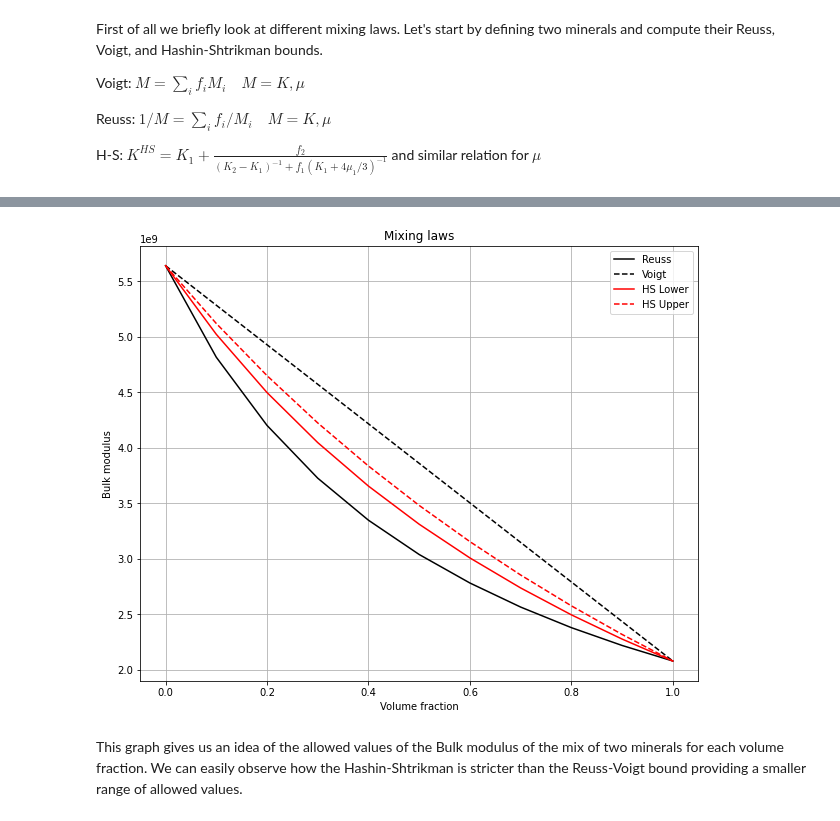
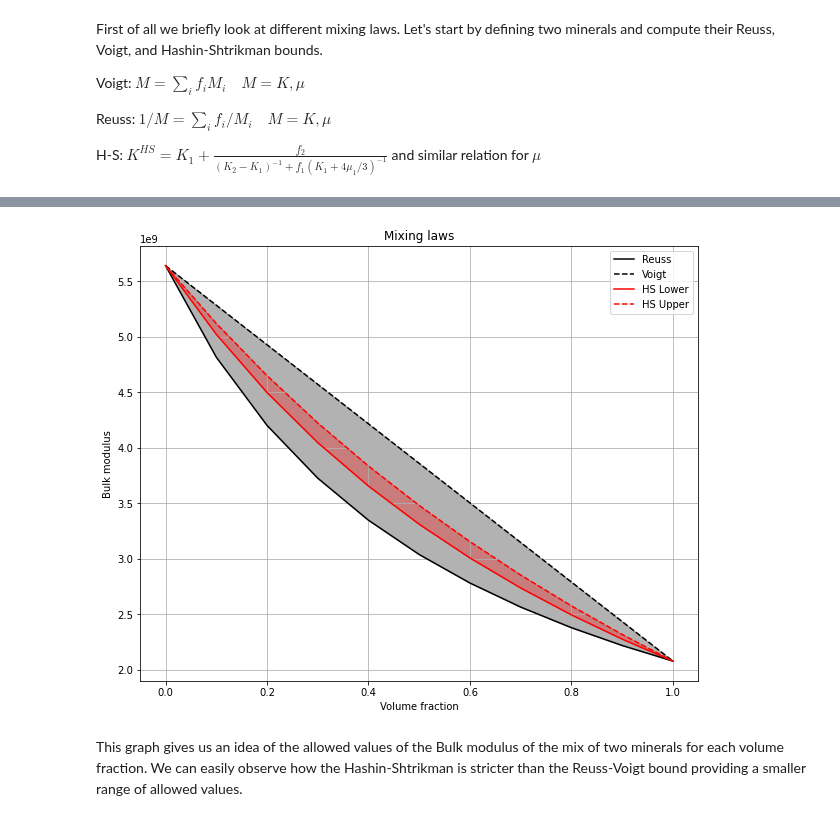
Before and after one commit to DIG-Kaust/Seismology, a Jupyter notebook: GassmannFluidSub/Gassmann.ipynb, the cells around one changed output, grey strips where cells are left out. Drawn from its saved outputs; the diff is of its cells as text; code cells hidden in the pictures.

```diff
--- a/GassmannFluidSub/Gassmann.ipynb
+++ b/GassmannFluidSub/Gassmann.ipynb
@@ -42,44 +71,35 @@ H-S: $K^{HS}=K_1+\frac{f_2}{(K_2-K_1)^{-1}+f_1(K_1+4 \mu_1/3)^{-1}}$ and similar
 # %%
-# First elastic medium (quartz)
-vp = 2000
-vs = 1200
-rho = 1000
-quartz = Elastic(vp, vs, rho)
-
-# Second elastic medium (clay)
-vp = 2600
-vs = 1500
-rho = 1500
-clay = Elastic(vp, vs, rho)
-
 # Fractions
 f = np.arange(0, 1.1, 0.1)
 
 # Mixing laws
 reuss = np.zeros(len(f))
 voigt = np.zeros(len(f))
 hashin_shtrikman_lower = np.zeros(len(f))
 hashin_shtrikman_upper = np.zeros(len(f))
 
 for i in range(len(f)):
     reuss[i] = bd.reuss_bound([f[i], 1-f[i]], [quartz.k, clay.k])
     voigt[i] = bd.voigt_bound([f[i], 1-f[i]], [quartz.k, clay.k])
     hashin_shtrikman_lower[i], hashin_shtrikman_upper[i] = \
         bd.hashin_shtrikman([f[i], 1-f[i]], [quartz.k, clay.k], [quartz.mu, clay.mu])
 
 plt.figure(figsize=(10, 8))
 plt.plot(f, reuss, 'k', label='Reuss')
 plt.plot(f, voigt, '--k', label='Voigt')
+plt.fill_between(f, reuss, voigt, color='k', alpha=0.3)
 plt.plot(f, hashin_shtrikman_lower, 'r', label='HS Lower')
 plt.plot(f, hashin_shtrikman_upper, '--r', label='HS Upper')
+plt.fill_between(f, hashin_shtrikman_lower, hashin_shtrikman_upper, color='r', alpha=0.3)
+
 plt.xlabel('Volume fraction')
 plt.ylabel('Bulk modulus')
 plt.title('Mixing laws')
 plt.legend()
 plt.grid()
 plt.axis('tight');
 # %% [output]
-[figure, old version]
+[figure, new version]
 # %% [markdown]
 This graph gives us an idea of the allowed values of the Bulk modulus of the mix of two minerals for each volume fraction. We can easily observe how the Hashin-Shtrikman is stricter than the Reuss-Voigt bound providing a smaller range of allowed values.
 # %% [markdown]
```
Also changed, not shown: parts of 9 cells of this notebook.
